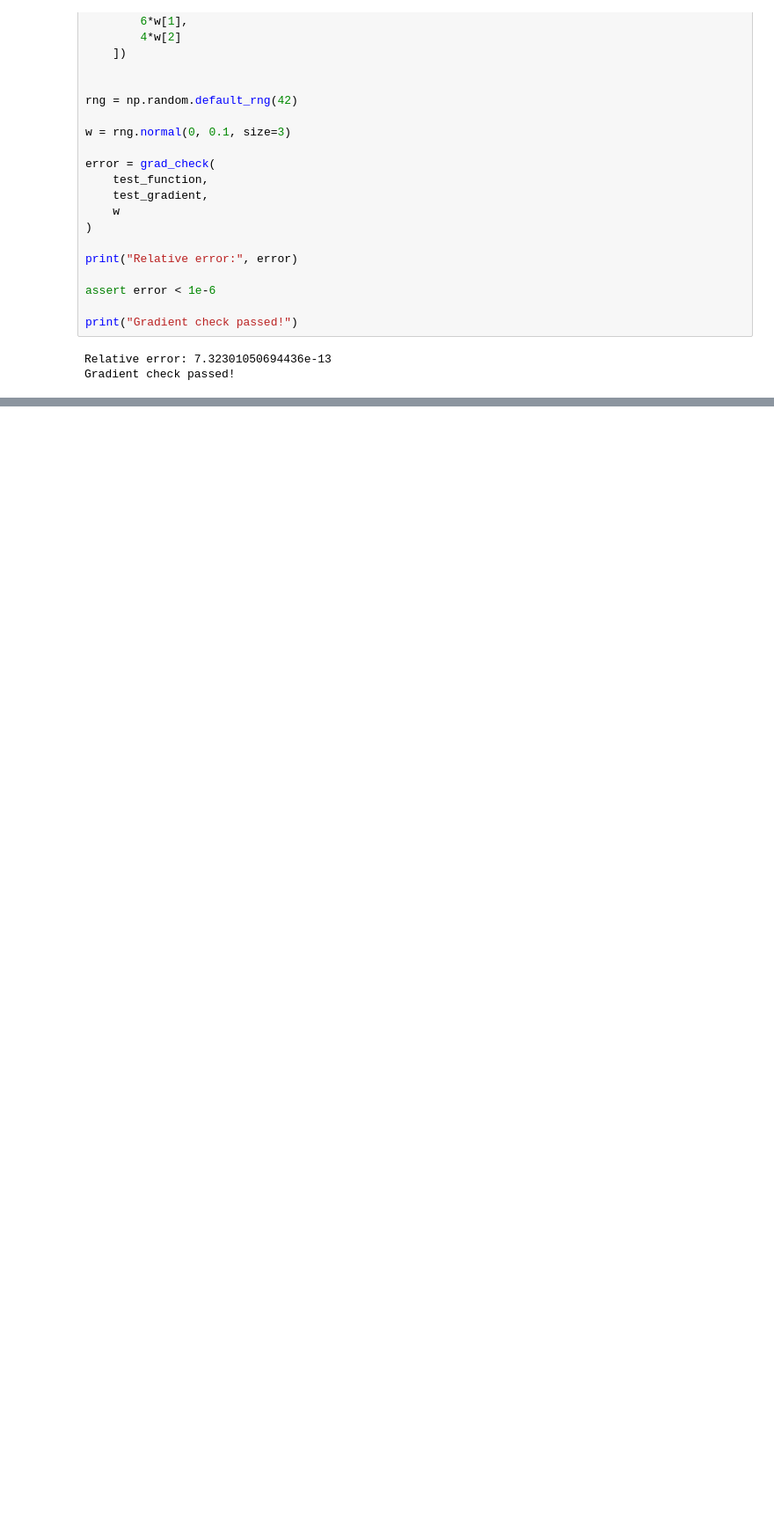
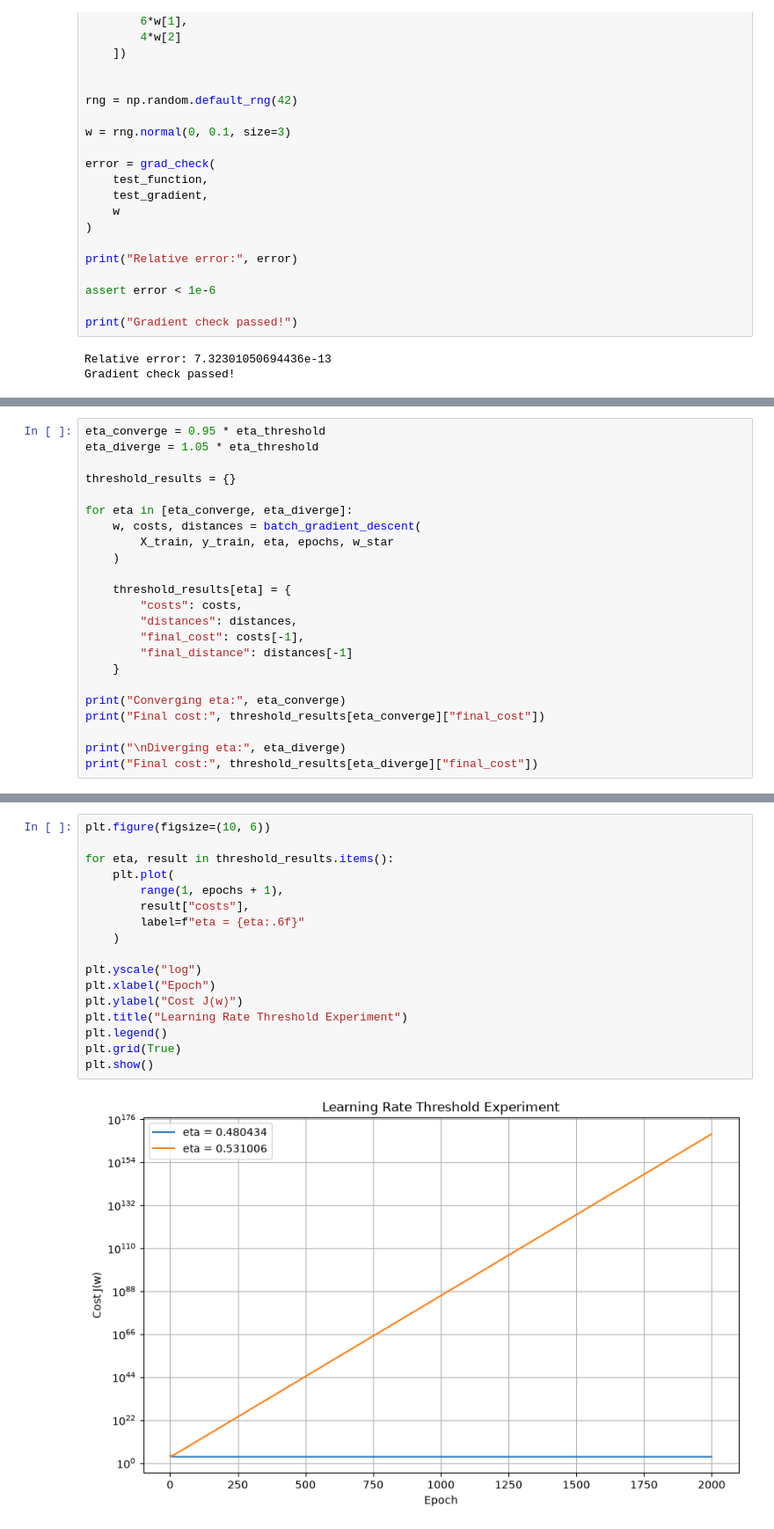
Before and after one commit to mahmoudshafea/Linear_models_-_SVM, a Jupyter notebook: 9401_assignment2.ipynb, the cells around one changed output, grey strips where cells are left out. Shown at 88% size. Drawn from its saved outputs; the diff is of its cells as text; blank space fills up the shorter version.

```diff
--- a/9401_assignment2.ipynb
+++ b/9401_assignment2.ipynb
@@ -445,0 +691,23 @@ Gradient check passed!
+# %%
+eta_converge = 0.95 * eta_threshold
+eta_diverge = 1.05 * eta_threshold
+
+threshold_results = {}
+
+for eta in [eta_converge, eta_diverge]:
+    w, costs, distances = batch_gradient_descent(
+        X_train, y_train, eta, epochs, w_star
+    )
+
+    threshold_results[eta] = {
+        "costs": costs,
+        "distances": distances,
+        "final_cost": costs[-1],
+        "final_distance": distances[-1]
+    }
+
+print("Converging eta:", eta_converge)
+print("Final cost:", threshold_results[eta_converge]["final_cost"])
+
+print("\nDiverging eta:", eta_diverge)
+print("Final cost:", threshold_results[eta_diverge]["final_cost"])
@@ -445,0 +720,19 @@ Gradient check passed!
+# %%
+plt.figure(figsize=(10, 6))
+
+for eta, result in threshold_results.items():
+    plt.plot(
+        range(1, epochs + 1),
+        result["costs"],
+        label=f"eta = {eta:.6f}"
+    )
+
+plt.yscale("log")
+plt.xlabel("Epoch")
+plt.ylabel("Cost J(w)")
+plt.title("Learning Rate Threshold Experiment")
+plt.legend()
+plt.grid(True)
+plt.show()
+# %% [output]
+[figure, added]
```
Also changed, not shown: parts of 63 cells of this notebook.
